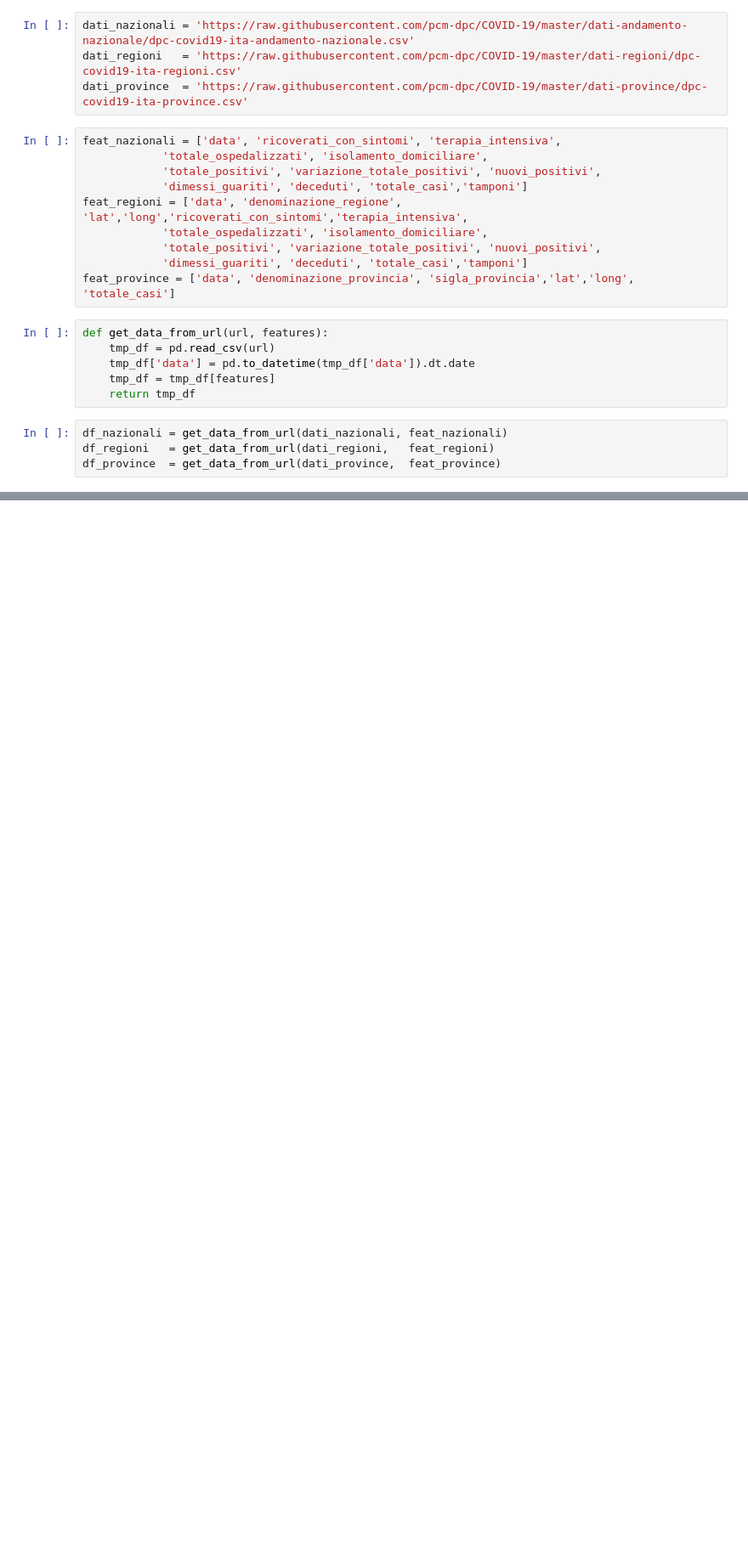
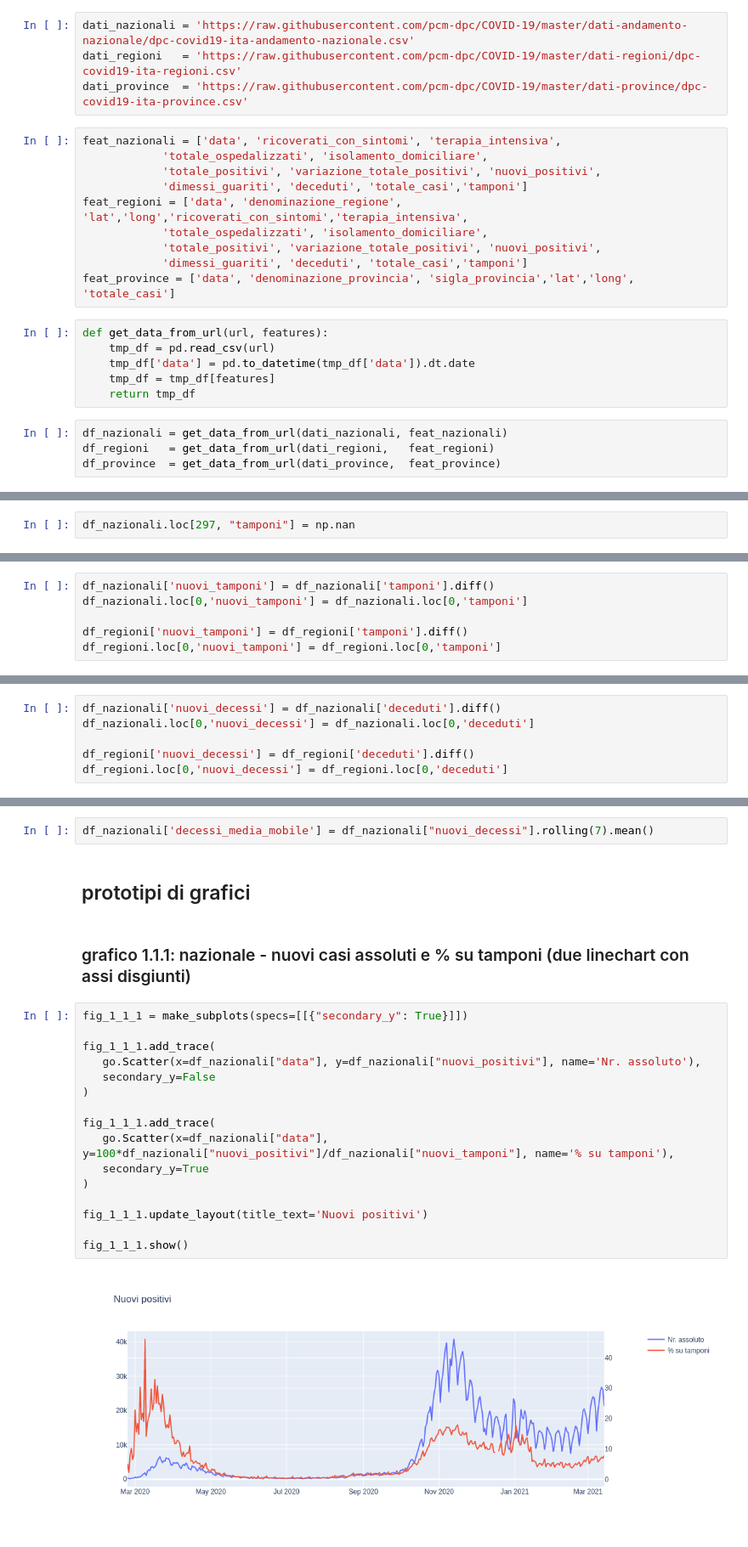
Before and after one commit to MicheleGava/covid-italia, a Jupyter notebook: notebook.ipynb, the cells around one changed output, grey strips where cells are left out. Shown at 85% size. Drawn from its saved outputs; the diff is of its cells as text; blank space fills up the shorter version.

```diff
--- a/notebook.ipynb
+++ b/notebook.ipynb
@@ -42,0 +183,2 @@ fig.show()
+# %%
+df_nazionali.loc[297, "tamponi"] = np.nan
@@ -42,0 +187,6 @@ fig.show()
+# %%
+df_nazionali['nuovi_tamponi'] = df_nazionali['tamponi'].diff()
+df_nazionali.loc[0,'nuovi_tamponi'] = df_nazionali.loc[0,'tamponi']
+
+df_regioni['nuovi_tamponi'] = df_regioni['tamponi'].diff()
+df_regioni.loc[0,'nuovi_tamponi'] = df_regioni.loc[0,'tamponi']
@@ -42,0 +195,6 @@ fig.show()
+# %%
+df_nazionali['nuovi_decessi'] = df_nazionali['deceduti'].diff()
+df_nazionali.loc[0,'nuovi_decessi'] = df_nazionali.loc[0,'deceduti']
+
+df_regioni['nuovi_decessi'] = df_regioni['deceduti'].diff()
+df_regioni.loc[0,'nuovi_decessi'] = df_regioni.loc[0,'deceduti']
@@ -42,0 +203,24 @@ fig.show()
+# %%
+df_nazionali['decessi_media_mobile'] = df_nazionali["nuovi_decessi"].rolling(7).mean()
+# %% [markdown]
+## prototipi di grafici
+# %% [markdown]
+### grafico 1.1.1: nazionale - nuovi casi assoluti e % su tamponi (due linechart con assi disgiunti)
+# %%
+fig_1_1_1 = make_subplots(specs=[[{"secondary_y": True}]])
+
+fig_1_1_1.add_trace(
+   go.Scatter(x=df_nazionali["data"], y=df_nazionali["nuovi_positivi"], name='Nr. assoluto'),
+   secondary_y=False
+)
+
+fig_1_1_1.add_trace(
+   go.Scatter(x=df_nazionali["data"], y=100*df_nazionali["nuovi_positivi"]/df_nazionali["nuovi_tamponi"], name='% su tamponi'),
+   secondary_y=True
+)
+
+fig_1_1_1.update_layout(title_text='Nuovi positivi')
+
+fig_1_1_1.show()
+# %% [output]
+[figure, added]
```
Also changed, not shown: parts of 52 cells of this notebook, 6 other files.
